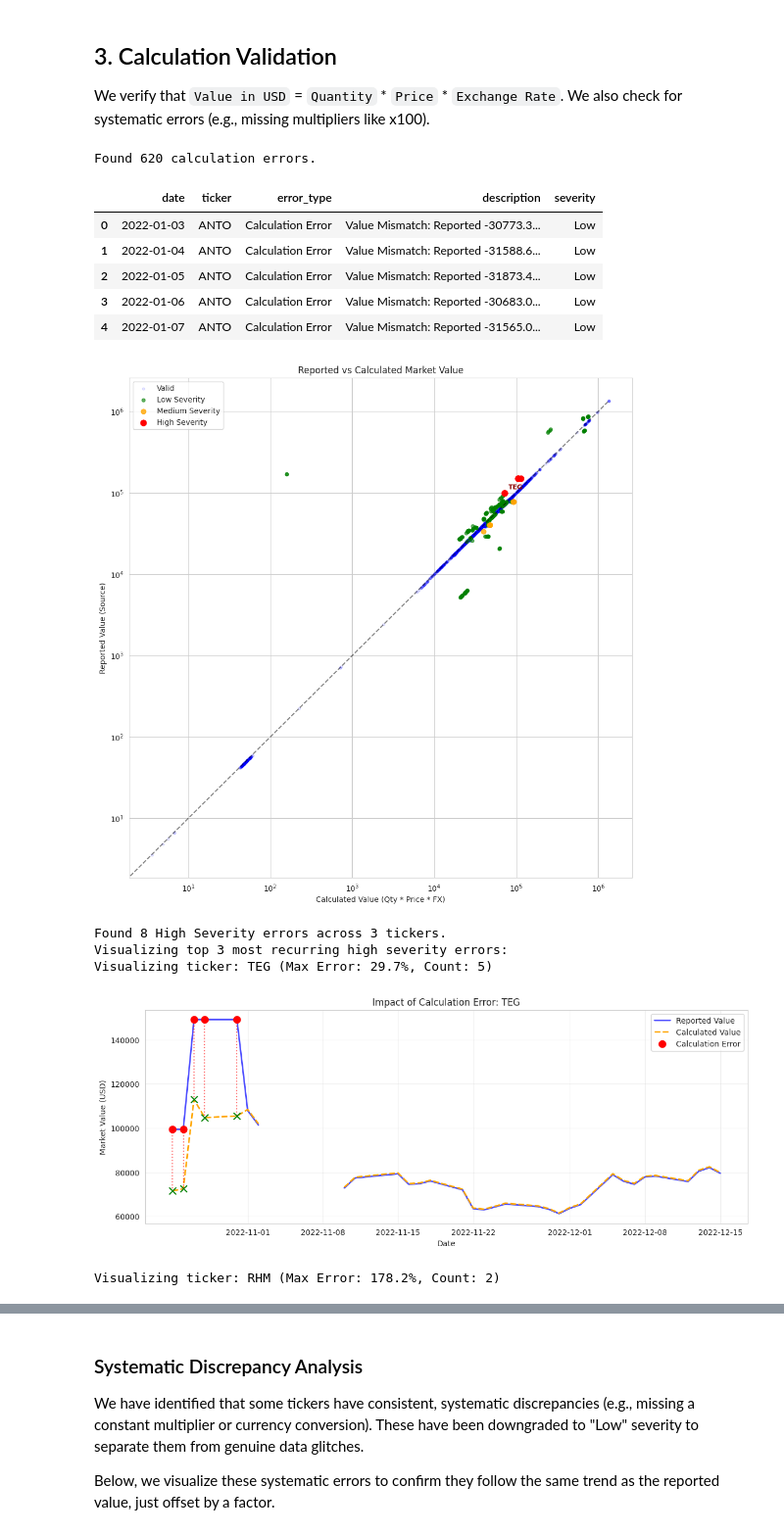
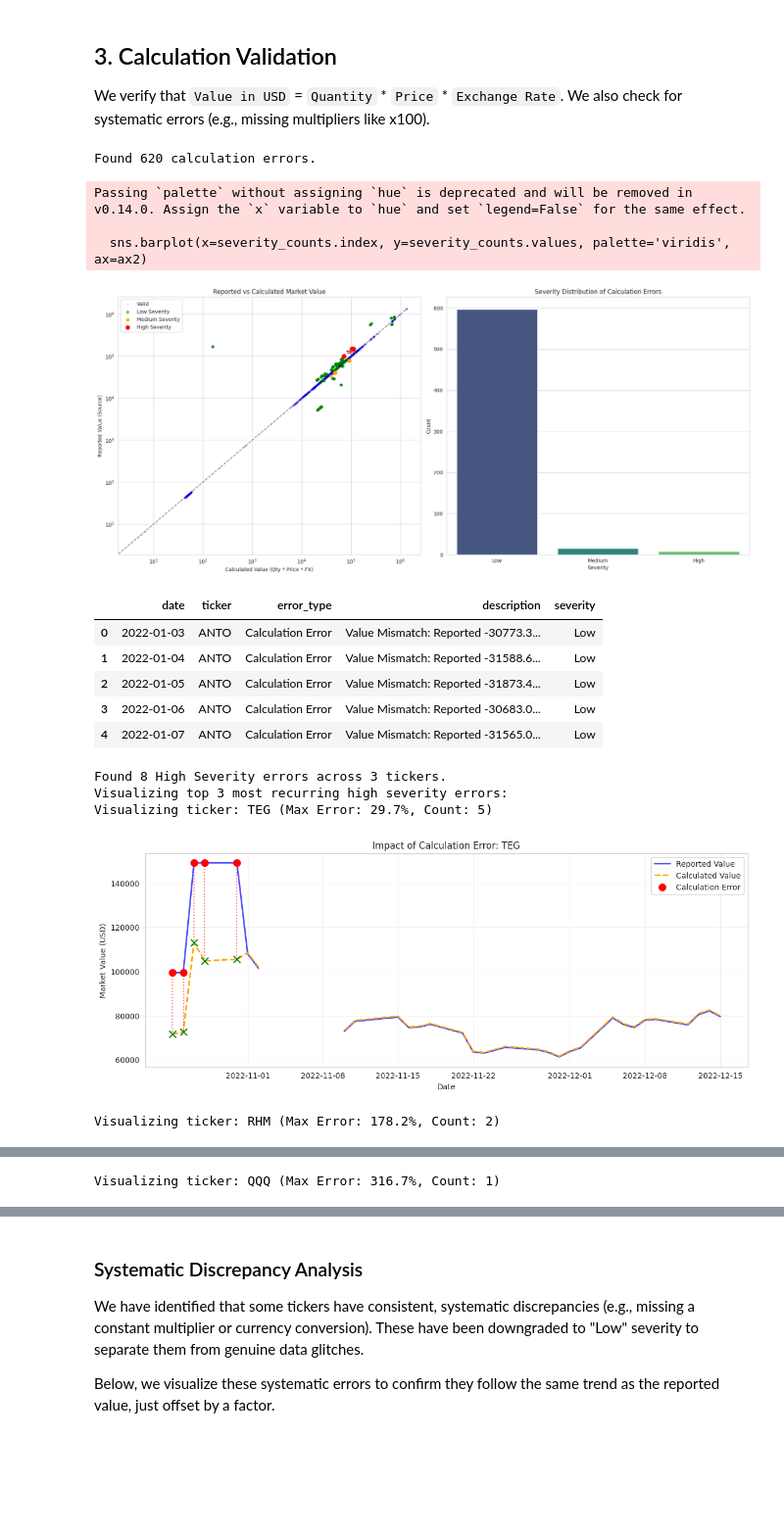
Before and after one commit to RaynorEtienn/Financial-Data-Analysis, a Jupyter notebook: notebooks/analysis.ipynb, the cells around one changed output, grey strips where cells are left out. Shown at 98% size. Cells and saved outputs as stored; diff of their text form; code cells hidden in the pictures; blank space fills up the shorter version.

Commit message:
Analysis -> It was Calculation, nvm -> Done.

```diff
--- a/notebooks/analysis.ipynb
+++ b/notebooks/analysis.ipynb
@@ -279,12 +279,13 @@ errors = validator.validate()
 print(f"Found {len(errors)} calculation errors.")
 if errors:
     calculation_errors_df = pd.DataFrame([vars(e) for e in errors])
-    display(calculation_errors_df.head())
-else:
-    calculation_errors_df = pd.DataFrame()
 
-# --- Visualization: Reported vs Calculated (Scatter) ---
-if errors:
+    # Create figure with 2 subplots
+    fig, axes = plt.subplots(1, 2, figsize=(18, 8))
+
+    # --- Subplot 1: Reported vs Calculated (Log-Log Scatter) ---
+    ax1 = axes[0]
+
     # Re-calculate for plotting context
     df = positions.copy()
     cols = ["Close Quantity", "Price", "Exchange Rate", "Value in USD"]
@@ -292,19 +293,17 @@ if errors:
         df[col] = pd.to_numeric(df[col], errors='coerce').fillna(0)
 
     df["Theoretical_Value"] = df["Close Quantity"] * df["Price"] * df["Exchange Rate"]
-    df["Diff"] = (df["Value in USD"] - df["Theoretical_Value"]).abs()
 
-    plt.figure(figsize=(12, 12))
-
-    # 1. Plot "Valid" points (Not in errors list)
+    # Identify error rows
     error_keys = set((e.date, e.ticker) for e in errors)
     is_error = df.apply(lambda row: (row['Date'], row['P_Ticker']) in error_keys, axis=1)
     valid_data = df[~is_error]
 
-    plt.scatter(valid_data["Theoretical_Value"], valid_data["Value in USD"],
+    # Plot Valid points
+    ax1.scatter(valid_data["Theoretical_Value"], valid_data["Value in USD"],
                 alpha=0.1, c='blue', label='Valid', s=10)
 
-    # 2. Plot Errors by Severity
+    # Plot Errors by Severity
     error_df = pd.DataFrame([vars(e) for e in errors])
     error_df['Date'] = pd.to_datetime(error_df['date'])
     error_df['P_Ticker'] = error_df['ticker']
@@ -315,36 +314,51 @@ if errors:
     med = plot_errors[plot_errors['severity'] == 'Medium']
     low = plot_errors[plot_errors['severity'] == 'Low']
 
-    plt.scatter(low["Theoretical_Value"], low["Value in USD"], c='green', label='Low Severity', s=20, alpha=0.6)
-    plt.scatter(med["Theoretical_Value"], med["Value in USD"], c='orange', label='Medium Severity', s=40, alpha=0.8)
-    plt.scatter(high["Theoretical_Value"], high["Value in USD"], c='red', label='High Severity', s=60, alpha=1.0)
+    if not low.empty:
+        ax1.scatter(low["Theoretical_Value"], low["Value in USD"], c='green', label='Low Severity', s=20, alpha=0.6)
+    if not med.empty:
+        ax1.scatter(med["Theoretical_Value"], med["Value in USD"], c='orange', label='Medium Severity', s=40, alpha=0.8)
+    if not high.empty:
+        ax1.scatter(high["Theoretical_Value"], high["Value in USD"], c='red', label='High Severity', s=60, alpha=1.0)
 
     # Annotate High Severity Errors
-    # We only annotate a few to avoid clutter
     annotated_tickers = set()
     for idx, row in high.iterrows():
         if row['P_Ticker'] not in annotated_tickers:
-            plt.annotate(f"{row['P_Ticker']}",
+            ax1.annotate(f"{row['P_Ticker']}",
                          (row['Theoretical_Value'], row['Value in USD']),
                          xytext=(5, 5), textcoords='offset points',
                          fontsize=9, color='darkred', fontweight='bold')
             annotated_tickers.add(row['P_Ticker'])
-            if len(annotated_tickers) >= 10: break # Limit annotations
+            if len(annotated_tickers) >= 10: break
 
     # Diagonal line
     max_val = max(df["Theoretical_Value"].max(), df["Value in USD"].max())
-    plt.plot([0, max_val], [0, max_val], 'k--', alpha=0.5)
+    ax1.plot([0, max_val], [0, max_val], 'k--', alpha=0.5)
 
-    plt.title("Reported vs Calculated Market Value")
-    plt.xlabel("Calculated Value (Qty * Price * FX)")
-    plt.ylabel("Reported Value (Source)")
-    plt.legend()
-    plt.grid(True)
+    ax1.set_title("Reported vs Calculated Market Value")
+    ax1.set_xlabel("Calculated Value (Qty * Price * FX)")
+    ax1.set_ylabel("Reported Value (Source)")
+    ax1.legend()
+    ax1.grid(True)
+    ax1.set_xscale('log')
+    ax1.set_yscale('log')
 
-    plt.xscale('log')
-    plt.yscale('log')
+    # --- Subplot 2: Severity Distribution ---
+    ax2 = axes[1]
+    severity_counts = calculation_errors_df['severity'].value_counts()
+    sns.barplot(x=severity_counts.index, y=severity_counts.values, palette='viridis', ax=ax2)
+    ax2.set_title("Severity Distribution of Calculation Errors")
+    ax2.set_xlabel("Severity")
+    ax2.set_ylabel("Count")
 
+    plt.tight_layout()
     plt.show()
+
+    display(calculation_errors_df.head())
+
+else:
+    calculation_errors_df = pd.DataFrame()
 
 # --- Time Series Impact Analysis ---
 if errors:
@@ -429,43 +443,46 @@ if errors:
         plt.ylabel("Market Value (USD)")
         plt.legend()
         plt.grid(True, alpha=0.3)
         plt.show()
 
     # Filter for High Severity errors
     high_severity_errors = [e for e in errors if e.severity == 'High']
 
     if high_severity_errors:
         # Count recurrence by ticker
         ticker_counts = {}
         for e in high_severity_errors:
             ticker_counts[e.ticker] = ticker_counts.get(e.ticker, 0) + 1
 
         # Sort by recurrence (most frequent first)
         sorted_tickers = sorted(ticker_counts.items(), key=lambda x: x[1], reverse=True)
 
         # Take top 10
         top_tickers = [t[0] for t in sorted_tickers[:10]]
 
         print(f"Found {len(high_severity_errors)} High Severity errors across {len(ticker_counts)} tickers.")
         print(f"Visualizing top {len(top_tickers)} most recurring high severity errors:")
 
         for ticker in top_tickers:
             visualize_ticker_error(ticker, high_severity_errors, positions)
 
     else:
         print("No High Severity errors found.")
 # %% [output]
 Found 620 calculation errors.
+Passing `palette` without assigning `hue` is deprecated and will be removed in v0.14.0. Assign the `x` variable to `hue` and set `legend=False` for the same effect.
+
+  sns.barplot(x=severity_counts.index, y=severity_counts.values, palette='viridis', ax=ax2)
+[figure, new version]
 |  | date | ticker | error_type | description | severity |
 | 0 | 2022-01-03 | ANTO | Calculation Error | Value Mismatch: Reported -30773.3... | Low |
 | 1 | 2022-01-04 | ANTO | Calculation Error | Value Mismatch: Reported -31588.6... | Low |
 | 2 | 2022-01-05 | ANTO | Calculation Error | Value Mismatch: Reported -31873.4... | Low |
 | 3 | 2022-01-06 | ANTO | Calculation Error | Value Mismatch: Reported -30683.0... | Low |
 | 4 | 2022-01-07 | ANTO | Calculation Error | Value Mismatch: Reported -31565.0... | Low |
-[figure, old version]
-Found 8 High Severity errors across 3 tickers.
-Visualizing top 3 most recurring high severity errors:
-Visualizing ticker: TEG (Max Error: 29.7%, Count: 5)
+Found 8 High Severity errors across 3 tickers.
+Visualizing top 3 most recurring high severity errors:
+Visualizing ticker: TEG (Max Error: 29.7%, Count: 5)
 [figure]
-Visualizing ticker: RHM (Max Error: 178.2%, Count: 2)
+Visualizing ticker: RHM (Max Error: 178.2%, Count: 2)
 [figure]
@@ -473,3 +489,4 @@ Visualizing ticker: QQQ (Max Error: 316.7%, Count: 1)
+Visualizing ticker: QQQ (Max Error: 316.7%, Count: 1)
 [figure]
 # %% [markdown]
 ### Systematic Discrepancy Analysis
```
Also changed, not shown: parts of 1 cell of this notebook.
